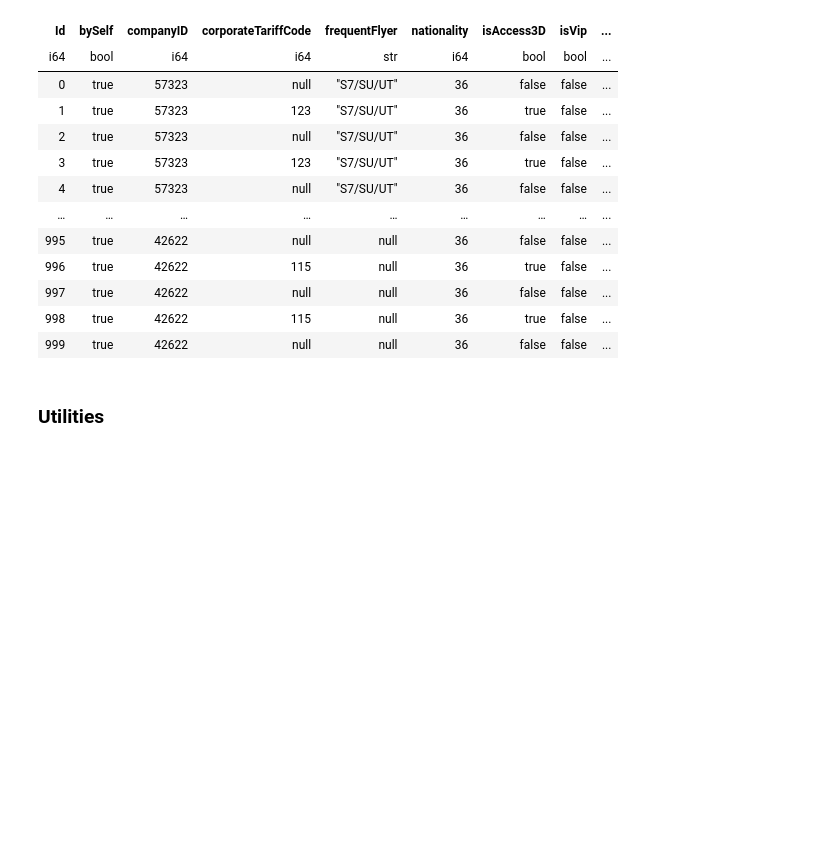
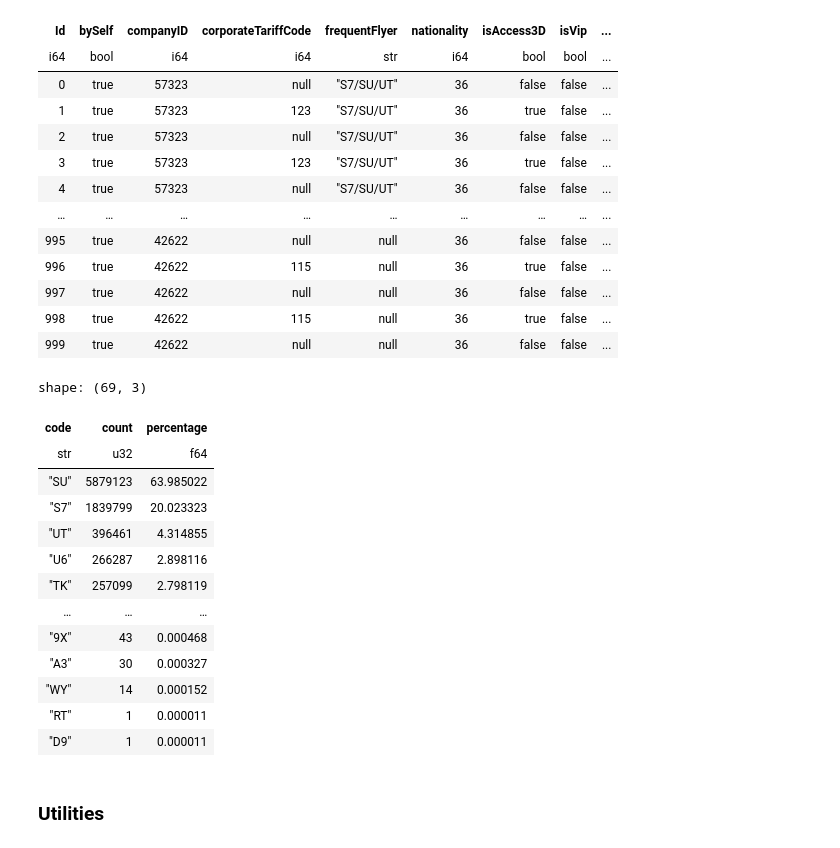
Before and after one commit to jfroggatt/aeroclub_recsys_2025, a Jupyter notebook: customer_approach.ipynb, the cells around one changed output. Drawn from its saved outputs; the diff is of its cells as text; code cells hidden in the pictures; blank space fills up the shorter version.

```diff
--- a/customer_approach.ipynb
+++ b/customer_approach.ipynb
@@ -28,6 +30,35 @@ shape: (1_000, 127)
 | 997 | true | 42622 | null | null | 36 | false | false | ... |
 | 998 | true | 42622 | 115 | null | 36 | true | false | ... |
 | 999 | true | 42622 | null | null | 36 | false | false | ... |
+# %%
+code_counts = (data
+    .lazy()
+    .select(pl.col('frequentFlyer'))
+    .filter(pl.col('frequentFlyer').is_not_null())
+    .with_columns([pl.col('frequentFlyer').str.replace('- ЮТэйр ЗАО', 'UT')])
+    .select(pl.col('frequentFlyer').str.split('/').list.explode().alias('code'))
+    .group_by('code')
+    .agg(pl.len().alias('count'))
+    .with_columns([(pl.col('count') / pl.col('count').sum() * 100).alias('percentage')])
+    .sort('count', descending=True)
+    .collect()
+)
+code_counts
+# %% [output]
+shape: (69, 3)
+| code | count | percentage |
+| str | u32 | f64 |
+| "SU" | 5879123 | 63.985022 |
+| "S7" | 1839799 | 20.023323 |
+| "UT" | 396461 | 4.314855 |
+| "U6" | 266287 | 2.898116 |
+| "TK" | 257099 | 2.798119 |
+| … | … | … |
+| "9X" | 43 | 0.000468 |
+| "A3" | 30 | 0.000327 |
+| "WY" | 14 | 0.000152 |
+| "RT" | 1 | 0.000011 |
+| "D9" | 1 | 0.000011 |
 # %% [markdown]
 ### Utilities
 # %%
```
Also changed, not shown: parts of 9 cells of this notebook, 1 other file.
